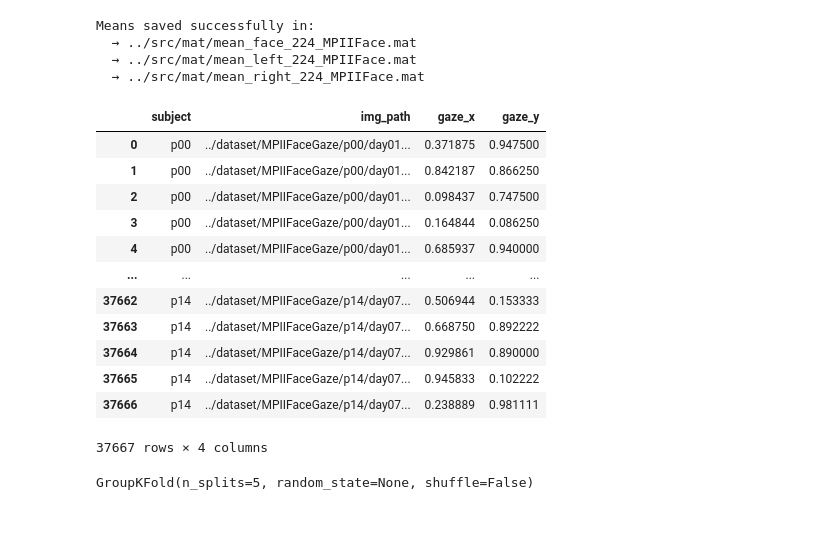
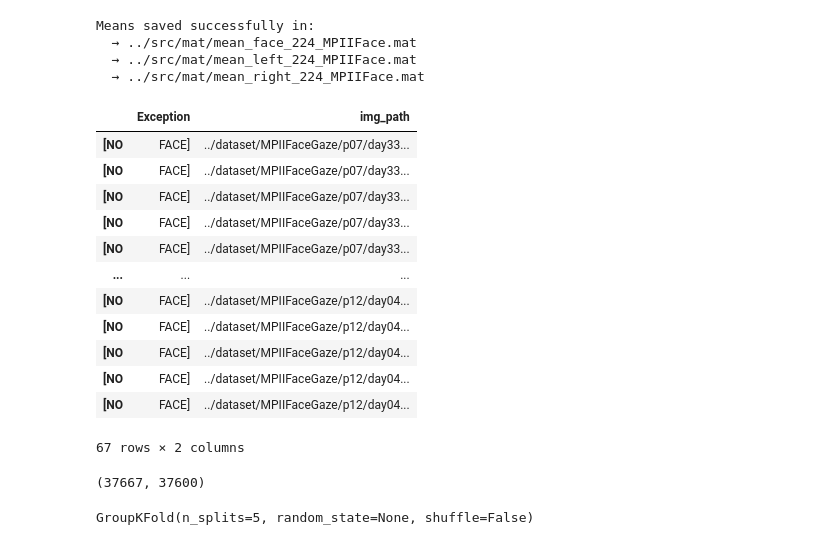
Before and after one commit to patherstevenson/EyeTracking, a Jupyter notebook: notebooks/iTracker_MPIIFace_Training.ipynb, the cells around one changed output. Drawn from its saved outputs; the diff is of its cells as text; code cells hidden in the pictures.

Commit message:
update skipped

```diff
--- a/notebooks/iTracker_MPIIFace_Training.ipynb
+++ b/notebooks/iTracker_MPIIFace_Training.ipynb
@@ -76,18 +72,19 @@ Means saved successfully in:
   → ../src/mat/mean_left_224_MPIIFace.mat
   → ../src/mat/mean_right_224_MPIIFace.mat
 # %%
-df
+df_skipped = pd.read_csv("skipped_images.csv",delimiter=" ")
+df_skipped
 # %% [output]
-|  | subject | img_path | gaze_x | gaze_y |
-| 0 | p00 | ../dataset/MPIIFaceGaze/p00/day01... | 0.371875 | 0.947500 |
-| 1 | p00 | ../dataset/MPIIFaceGaze/p00/day01... | 0.842187 | 0.866250 |
-| 2 | p00 | ../dataset/MPIIFaceGaze/p00/day01... | 0.098437 | 0.747500 |
-| 3 | p00 | ../dataset/MPIIFaceGaze/p00/day01... | 0.164844 | 0.086250 |
-| 4 | p00 | ../dataset/MPIIFaceGaze/p00/day01... | 0.685937 | 0.940000 |
-| ... | ... | ... | ... | ... |
-| 37662 | p14 | ../dataset/MPIIFaceGaze/p14/day07... | 0.506944 | 0.153333 |
-| 37663 | p14 | ../dataset/MPIIFaceGaze/p14/day07... | 0.668750 | 0.892222 |
-| 37664 | p14 | ../dataset/MPIIFaceGaze/p14/day07... | 0.929861 | 0.890000 |
-| 37665 | p14 | ../dataset/MPIIFaceGaze/p14/day07... | 0.945833 | 0.102222 |
-| 37666 | p14 | ../dataset/MPIIFaceGaze/p14/day07... | 0.238889 | 0.981111 |
+|  | Exception | img_path |
+| [NO | FACE] | ../dataset/MPIIFaceGaze/p07/day33... |
+| [NO | FACE] | ../dataset/MPIIFaceGaze/p07/day33... |
+| [NO | FACE] | ../dataset/MPIIFaceGaze/p07/day33... |
+| [NO | FACE] | ../dataset/MPIIFaceGaze/p07/day33... |
+| [NO | FACE] | ../dataset/MPIIFaceGaze/p07/day33... |
+| ... | ... | ... |
+| [NO | FACE] | ../dataset/MPIIFaceGaze/p12/day04... |
+| [NO | FACE] | ../dataset/MPIIFaceGaze/p12/day04... |
+| [NO | FACE] | ../dataset/MPIIFaceGaze/p12/day04... |
+| [NO | FACE] | ../dataset/MPIIFaceGaze/p12/day04... |
+| [NO | FACE] | ../dataset/MPIIFaceGaze/p12/day04... |
-37667 rows × 4 columns
+67 rows × 2 columns
@@ -94 +93,5 @@ df
+# %%
+len(df), len(df_clean)
+# %% [output]
+(37667, 37600)
 # %%
```
Also changed, not shown: parts of 11 cells of this notebook, 3 other files.
